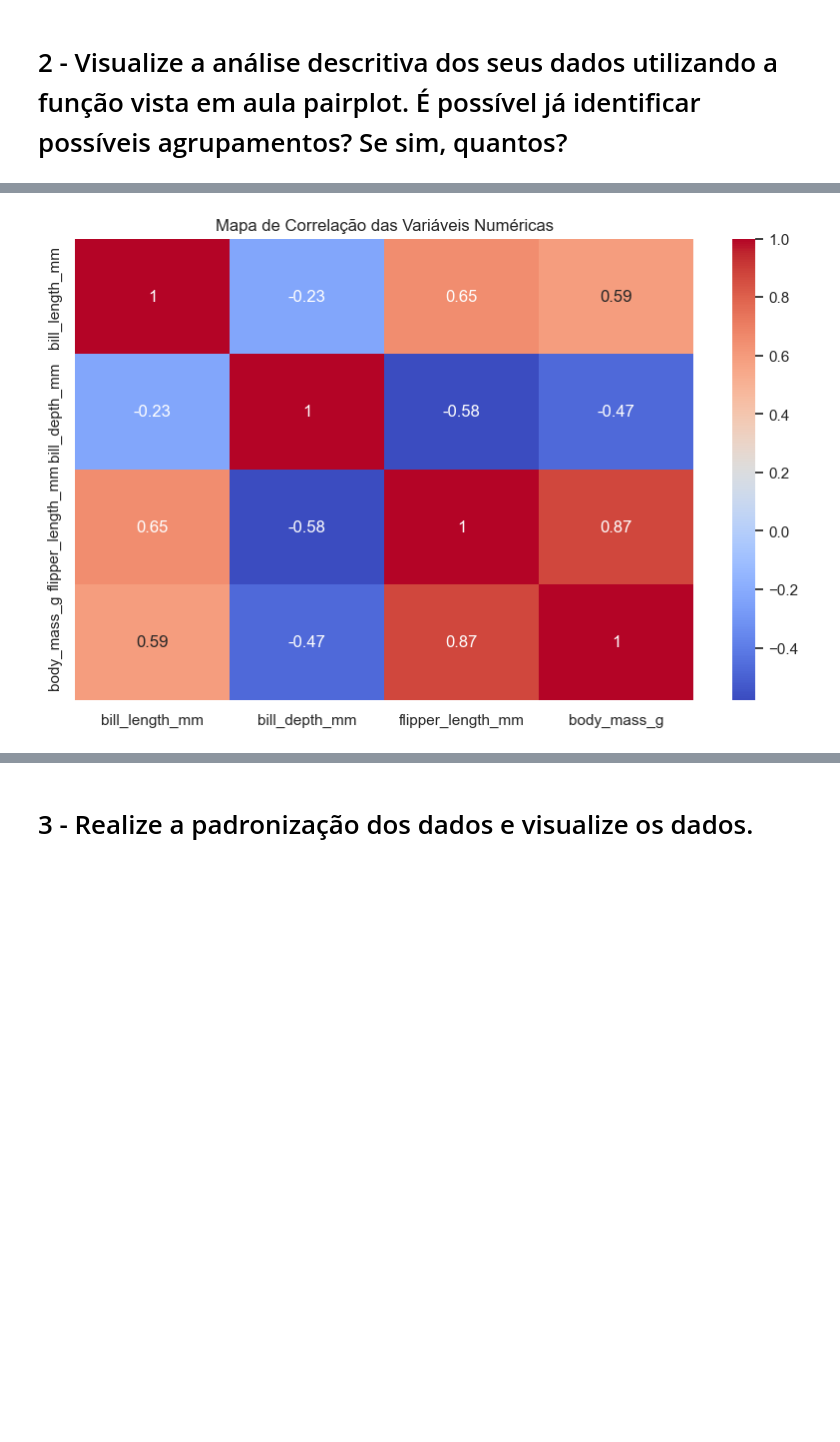
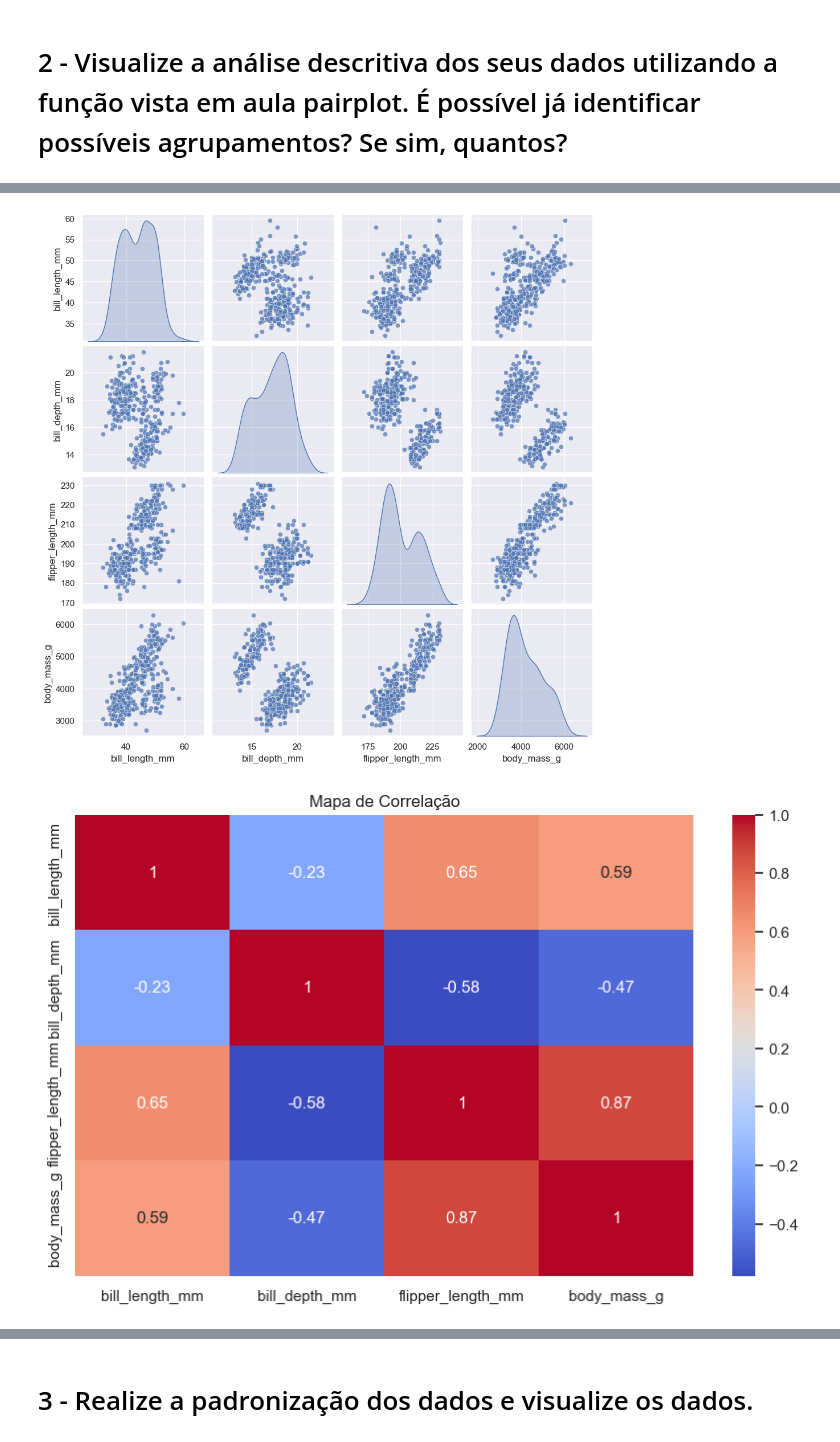
Before and after one commit to henry842/Penguins_KMeans_Clustering, a Jupyter notebook: Profissao Cientista de Dados M30 Pratique.ipynb, the cells around one changed output, grey strips where cells are left out. Saved outputs shown, nothing was run; the diff lists cells and outputs as text; code cells hidden in the pictures; blank space fills up the shorter version.

Commit message:
Atualizei scatter plots e limpei blocos duplicados

```diff
--- a/Profissao Cientista de Dados M30 Pratique.ipynb
+++ b/Profissao Cientista de Dados M30 Pratique.ipynb
@@ -96,8 +69,19 @@ Ignoring `palette` because no `hue` variable has been assigned.
 # %%
-# Heatmap de Correlação
-plt.figure(figsize=(10, 6))
+sns.pairplot(
+    penguins_num,
+    diag_kind='kde',
+    plot_kws={'alpha':0.7}
+)
+plt.show()
+
+plt.figure(figsize=(10,6))
 sns.heatmap(penguins_num.corr(), annot=True, cmap='coolwarm')
-plt.title("Mapa de Correlação das Variáveis Numéricas")
+plt.title("Mapa de Correlação")
 plt.show()
+
+penguins_num.plot(kind='box', figsize=(10,6), subplots=True, layout=(2,3), sharex=False, sharey=False)
+plt.tight_layout()
+plt.show()
 # %% [output]
-[figure, old version]
+[figure, new version]
+[figure, added]
```
Also changed, not shown: parts of 10 cells of this notebook.
